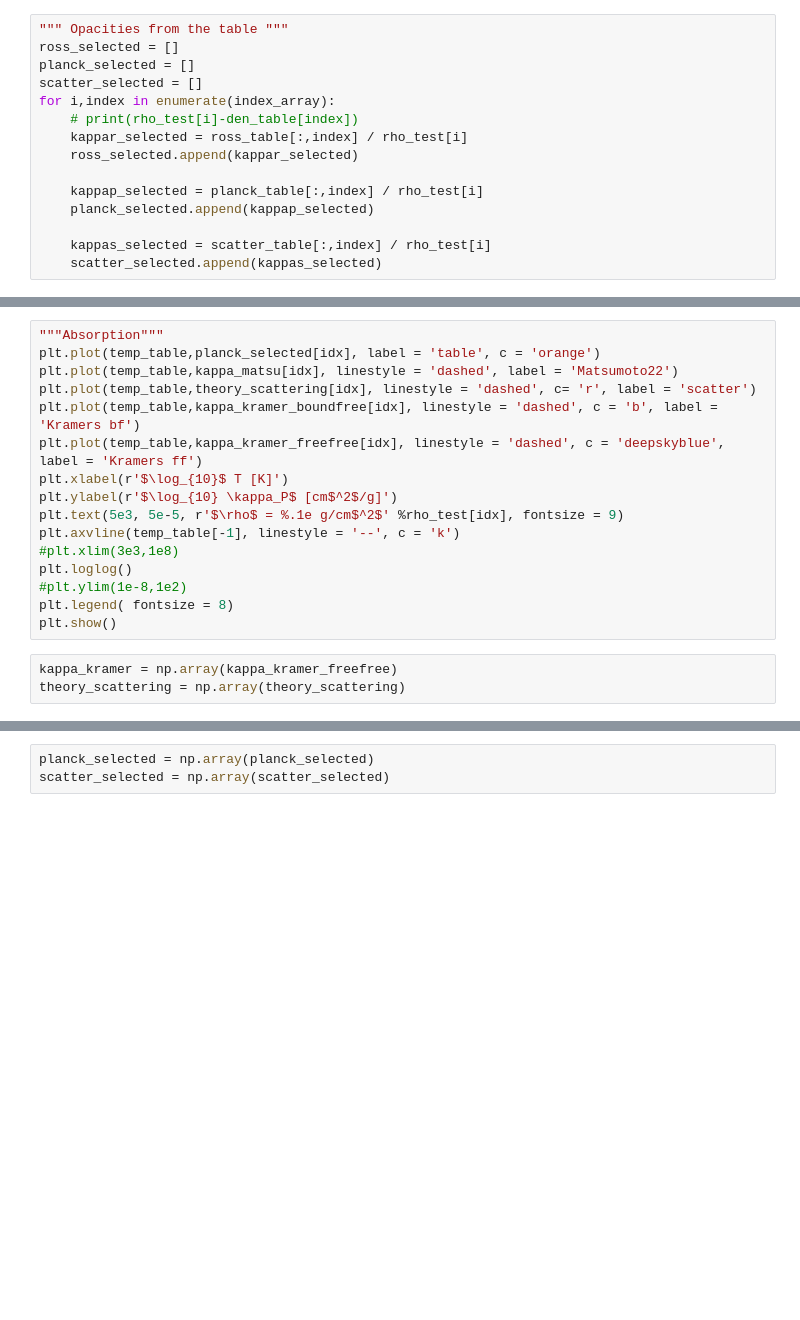
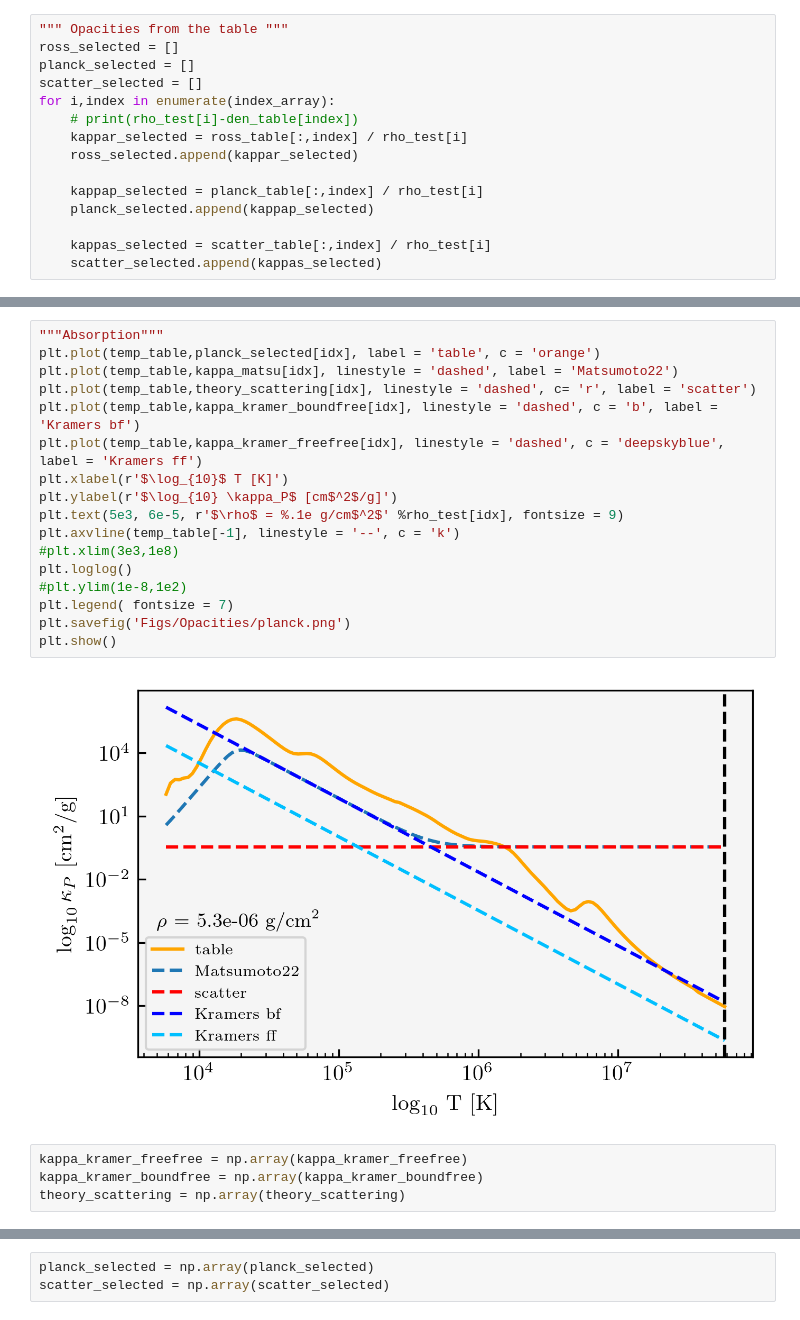
Before and after one commit to KKilmetis8/tde_comparison, a Jupyter notebook: test_opacity.ipynb, the cells around one changed output, grey strips where cells are left out. Drawn from its saved outputs; the diff is of its cells as text; blank space fills up the shorter version.

```diff
--- a/test_opacity.ipynb
+++ b/test_opacity.ipynb
@@ -136,20 +140,24 @@ plt.show()
 # %%
 """Absorption"""
 plt.plot(temp_table,planck_selected[idx], label = 'table', c = 'orange')
 plt.plot(temp_table,kappa_matsu[idx], linestyle = 'dashed', label = 'Matsumoto22')
 plt.plot(temp_table,theory_scattering[idx], linestyle = 'dashed', c= 'r', label = 'scatter')
 plt.plot(temp_table,kappa_kramer_boundfree[idx], linestyle = 'dashed', c = 'b', label = 'Kramers bf')
 plt.plot(temp_table,kappa_kramer_freefree[idx], linestyle = 'dashed', c = 'deepskyblue', label = 'Kramers ff')
 plt.xlabel(r'$\log_{10}$ T [K]')
 plt.ylabel(r'$\log_{10} \kappa_P$ [cm$^2$/g]')
-plt.text(5e3, 5e-5, r'$\rho$ = %.1e g/cm$^2$' %rho_test[idx], fontsize = 9)
+plt.text(5e3, 6e-5, r'$\rho$ = %.1e g/cm$^2$' %rho_test[idx], fontsize = 9)
 plt.axvline(temp_table[-1], linestyle = '--', c = 'k')
 #plt.xlim(3e3,1e8)
 plt.loglog()
 #plt.ylim(1e-8,1e2)
-plt.legend( fontsize = 8)
+plt.legend( fontsize = 7)
+plt.savefig('Figs/Opacities/planck.png')
 plt.show()
+# %% [output]
+[figure, added]
 # %%
-kappa_kramer = np.array(kappa_kramer_freefree)
+kappa_kramer_freefree = np.array(kappa_kramer_freefree)
+kappa_kramer_boundfree = np.array(kappa_kramer_boundfree)
 theory_scattering = np.array(theory_scattering)
 # %%
```
Also changed, not shown: parts of 7 cells of this notebook, 9 other files.
